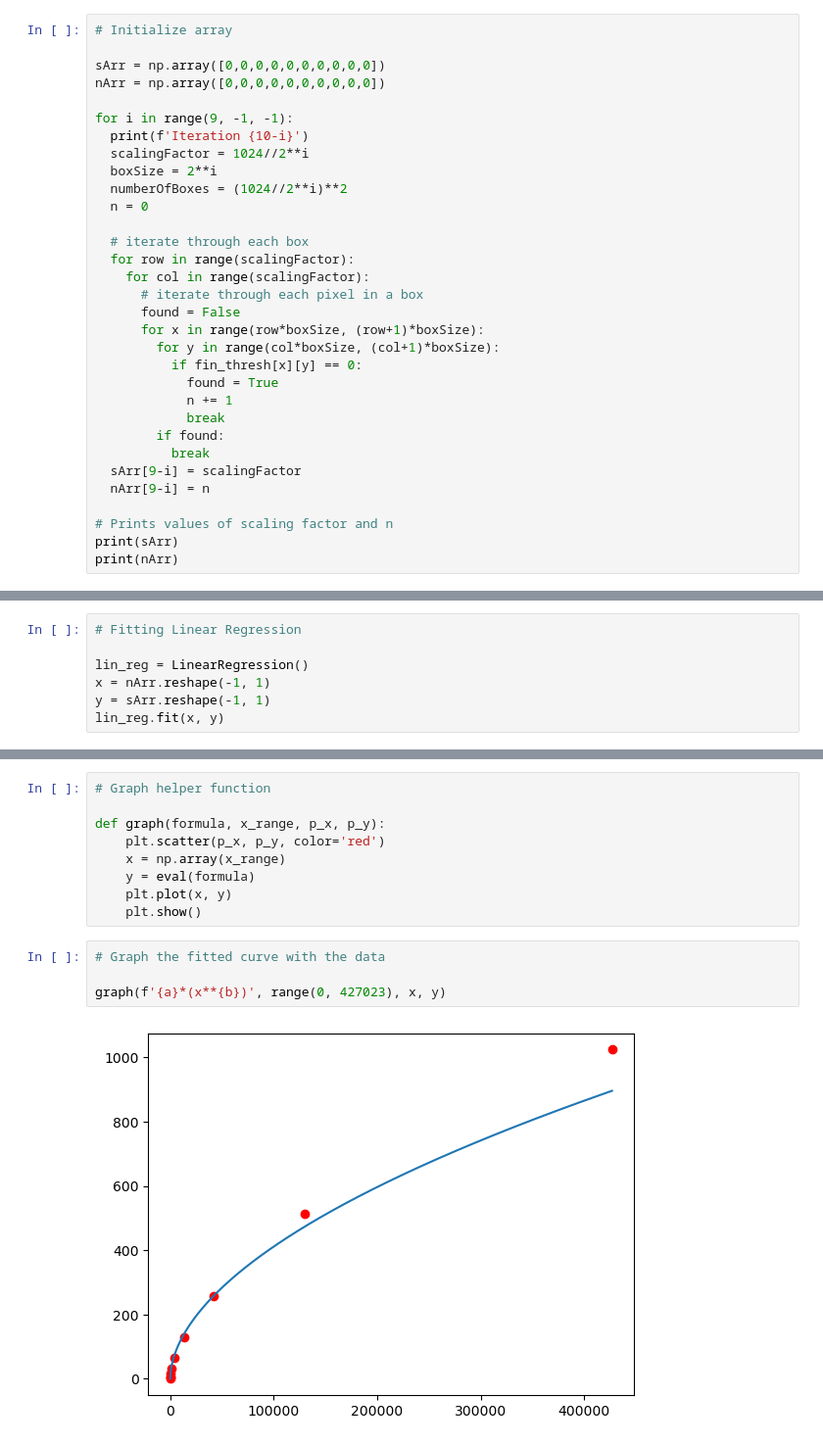
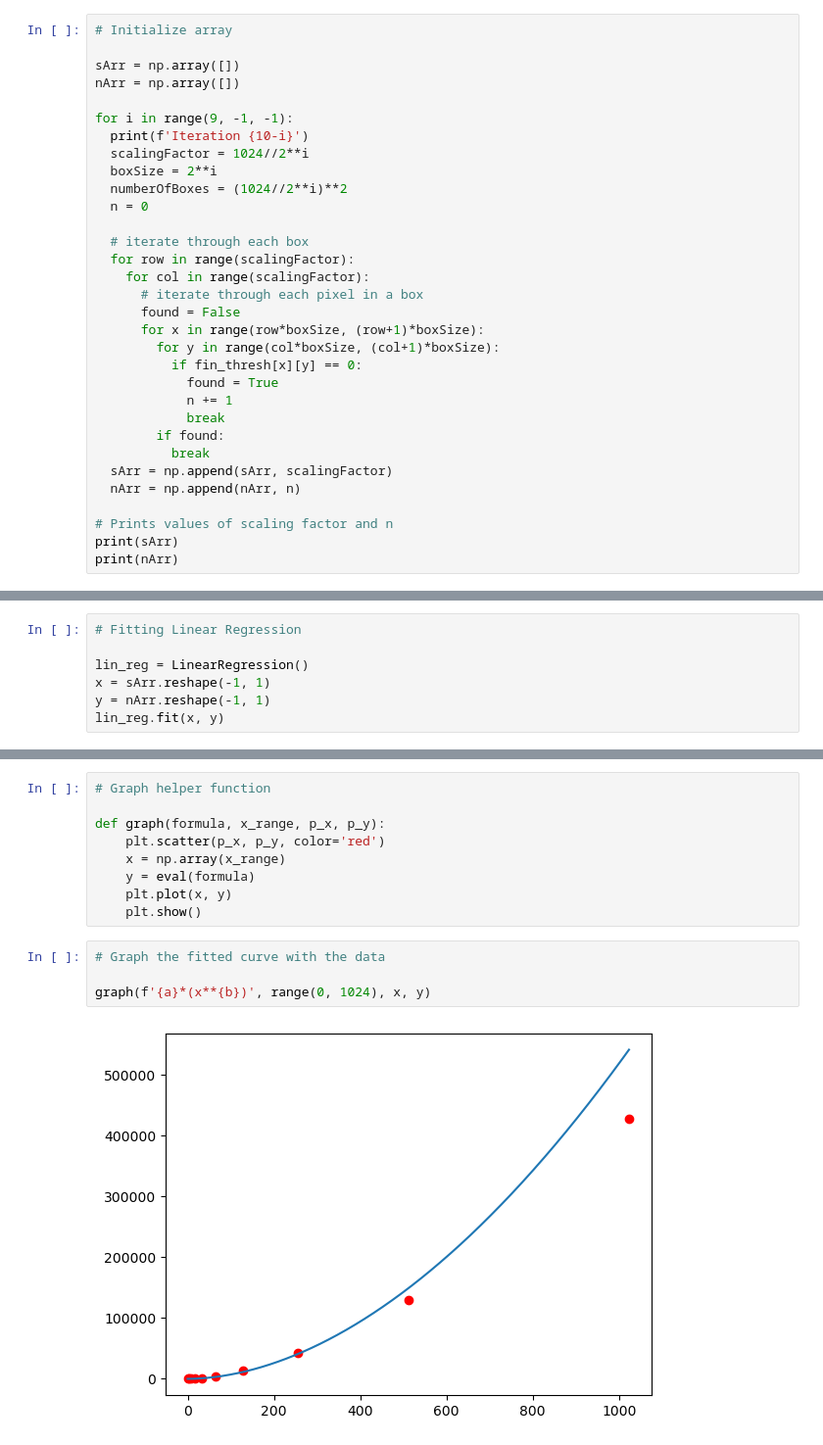
Before and after one commit to nathan-barry/fractal-dimension-calculator, a Jupyter notebook: fractal-dimension.ipynb, the cells around one changed output, grey strips where cells are left out. Shown at 98% size. Saved outputs shown, nothing was run; the diff lists cells and outputs as text.

```diff
--- a/fractal-dimension.ipynb
+++ b/fractal-dimension.ipynb
@@ -129,8 +129,8 @@ Number of Boxes: 1048576
 # %%
 # Initialize array
 
-sArr = np.array([0,0,0,0,0,0,0,0,0,0])
-nArr = np.array([0,0,0,0,0,0,0,0,0,0])
+sArr = np.array([])
+nArr = np.array([])
 
 for i in range(9, -1, -1):
   print(f'Iteration {10-i}')
@@ -152,8 +152,8 @@ for i in range(9, -1, -1):
             break
         if found:
           break
-  sArr[9-i] = scalingFactor
-  nArr[9-i] = n
+  sArr = np.append(sArr, scalingFactor)
+  nArr = np.append(nArr, n)
 
 # Prints values of scaling factor and n
 print(sArr)
@@ -190,8 +191,8 @@ from sklearn.linear_model import LinearRegression
 # Fitting Linear Regression
 
 lin_reg = LinearRegression()
-x = nArr.reshape(-1, 1)
-y = sArr.reshape(-1, 1)
+x = sArr.reshape(-1, 1)
+y = nArr.reshape(-1, 1)
 lin_reg.fit(x, y)
 # %% [output]
 LinearRegression()
@@ -284,6 +285,6 @@ def graph(formula, x_range, p_x, p_y):
 # %%
 # Graph the fitted curve with the data
 
-graph(f'{a}*(x**{b})', range(0, 427023), x, y)
+graph(f'{a}*(x**{b})', range(0, 1024), x, y)
 # %% [output]
-[figure, old version]
+[figure, new version]
```
Also changed, not shown: parts of 12 cells of this notebook.
